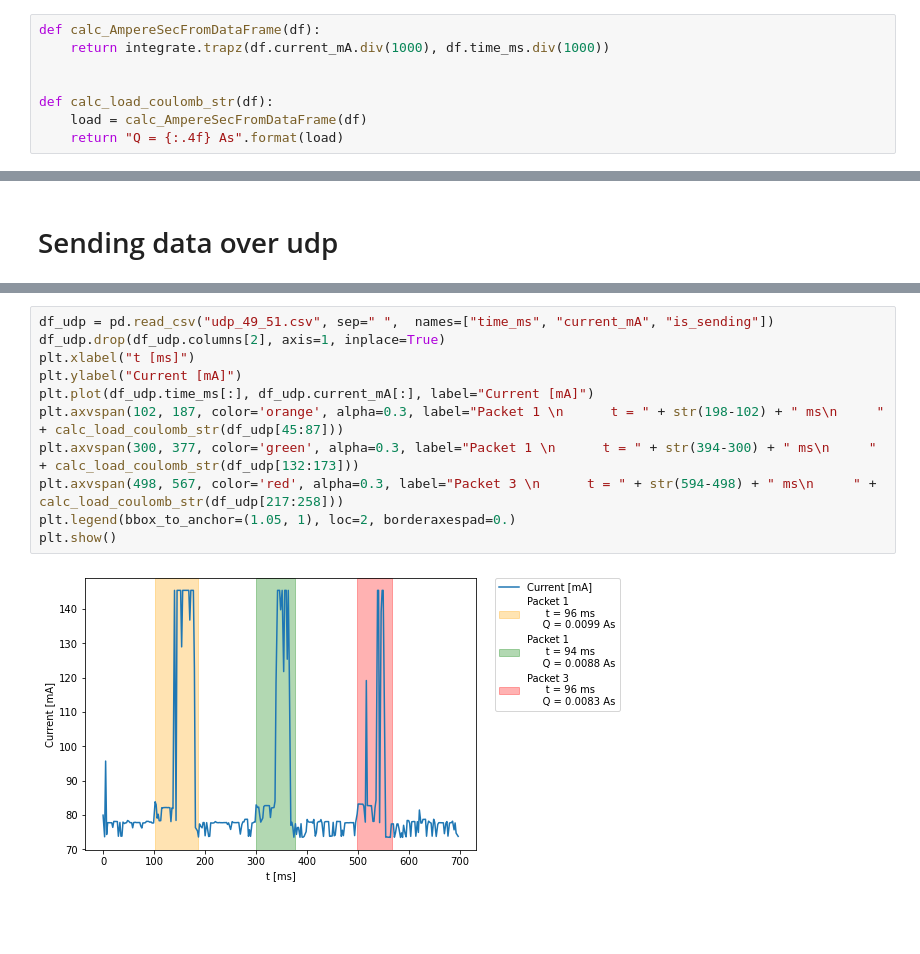
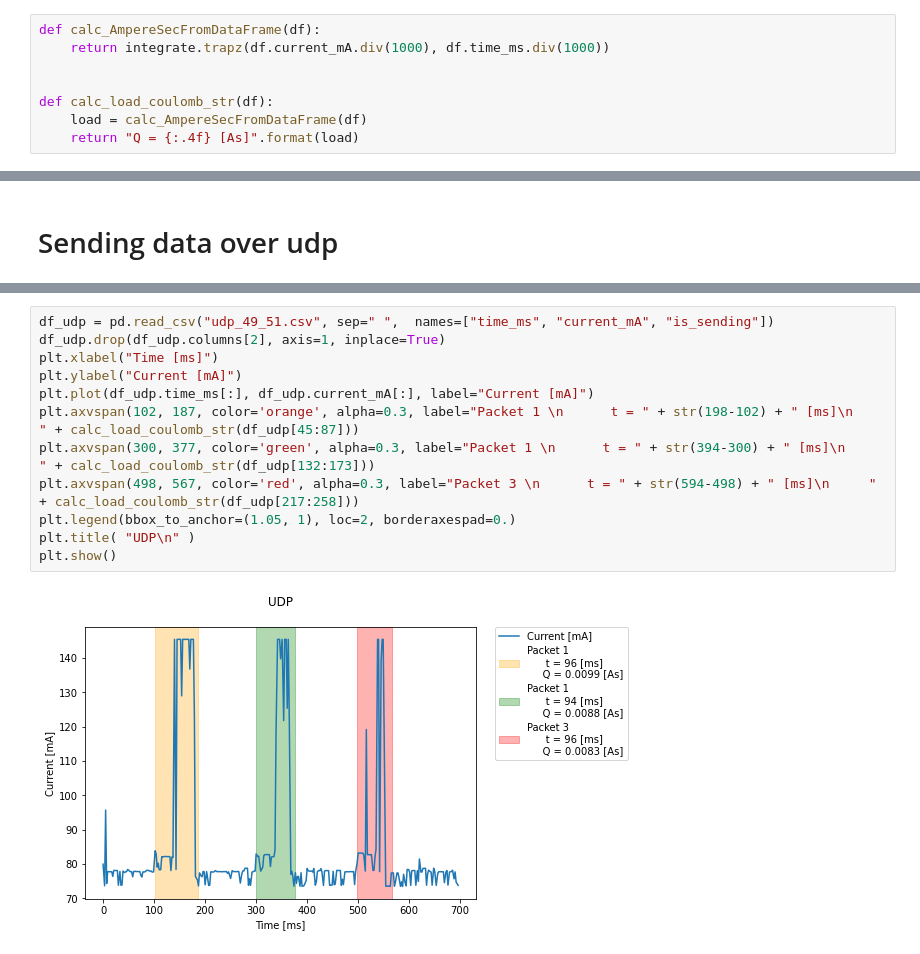
Before and after one commit to widmannthomas/dibse_integratives_gesamt_projekt, a Jupyter notebook: current_sensor/udp_tcp/udp_tcp_analysis.ipynb, the cells around one changed output, grey strips where cells are left out. Drawn from its saved outputs; the diff is of its cells as text; blank space fills up the shorter version.

```diff
--- a/current_sensor/udp_tcp/udp_tcp_analysis.ipynb
+++ b/current_sensor/udp_tcp/udp_tcp_analysis.ipynb
@@ -59,7 +71,7 @@ def calc_AmpereSecFromDataFrame(df):
 
 def calc_load_coulomb_str(df):
     load = calc_AmpereSecFromDataFrame(df)
-    return "Q = {:.4f} As".format(load)
+    return "Q = {:.4f} [As]".format(load)
 # %% [markdown]
 # Sending data over tcp
 # %%
@@ -100,13 +171,14 @@ plt.show()
 # %%
 df_udp = pd.read_csv("udp_49_51.csv", sep=" ",  names=["time_ms", "current_mA", "is_sending"])
 df_udp.drop(df_udp.columns[2], axis=1, inplace=True)
-plt.xlabel("t [ms]")
+plt.xlabel("Time [ms]")
 plt.ylabel("Current [mA]")
 plt.plot(df_udp.time_ms[:], df_udp.current_mA[:], label="Current [mA]")
-plt.axvspan(102, 187, color='orange', alpha=0.3, label="Packet 1 \n      t = " + str(198-102) + " ms\n     " + calc_load_coulomb_str(df_udp[45:87]))
-plt.axvspan(300, 377, color='green', alpha=0.3, label="Packet 1 \n      t = " + str(394-300) + " ms\n     " + calc_load_coulomb_str(df_udp[132:173]))
-plt.axvspan(498, 567, color='red', alpha=0.3, label="Packet 3 \n      t = " + str(594-498) + " ms\n     " + calc_load_coulomb_str(df_udp[217:258]))
+plt.axvspan(102, 187, color='orange', alpha=0.3, label="Packet 1 \n      t = " + str(198-102) + " [ms]\n     " + calc_load_coulomb_str(df_udp[45:87]))
+plt.axvspan(300, 377, color='green', alpha=0.3, label="Packet 1 \n      t = " + str(394-300) + " [ms]\n     " + calc_load_coulomb_str(df_udp[132:173]))
+plt.axvspan(498, 567, color='red', alpha=0.3, label="Packet 3 \n      t = " + str(594-498) + " [ms]\n     " + calc_load_coulomb_str(df_udp[217:258]))
 plt.legend(bbox_to_anchor=(1.05, 1), loc=2, borderaxespad=0.)
+plt.title( "UDP\n" )
 plt.show()
 # %% [output]
-[figure, old version]
+[figure, new version]
```
Also changed, not shown: parts of 16 cells of this notebook, 22 other files.
